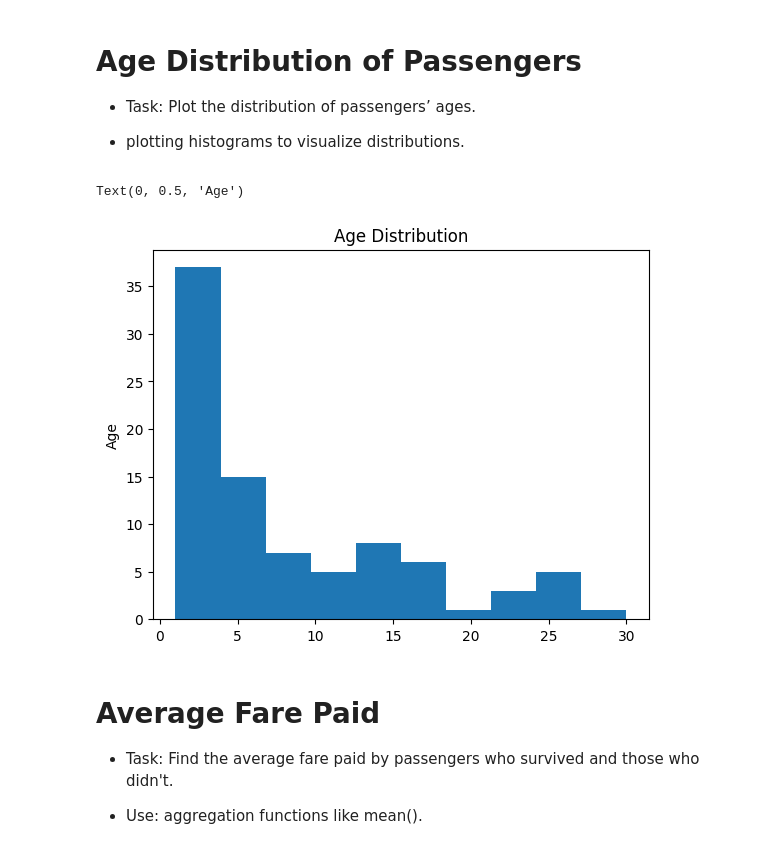
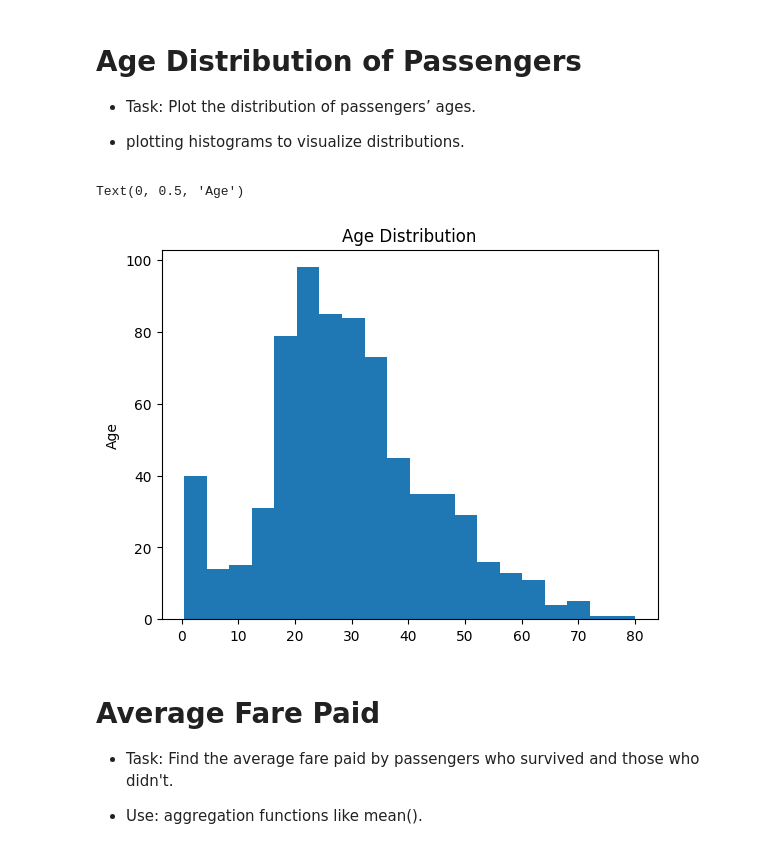
Before and after one commit to byambaa1982/python_cources_for_beginers, a Jupyter notebook: titanic_data_analysis/titanic_additional_tasks.ipynb, the cells around one changed output. Drawn from its saved outputs; the diff is of its cells as text; code cells hidden in the pictures.

```diff
--- a/titanic_data_analysis/titanic_additional_tasks.ipynb
+++ b/titanic_data_analysis/titanic_additional_tasks.ipynb
@@ -46,14 +46,14 @@ dtype: float64
 
 - plotting histograms to visualize distributions.
 # %%
-Age_distribution = df['Age'].value_counts()
-Age_distribution.plot(kind= 'hist')
+Age_distribution = df['Age']
+Age_distribution.plot(kind= 'hist', bins = 20)
 plt.title('Age Distribution')
 plt.ylabel('Age')
 # your code is here
 # %% [output]
 Text(0, 0.5, 'Age')
-[figure, old version]
+[figure, new version]
 # %% [markdown]
 # Average Fare Paid
 
```
Also changed, not shown: parts of 3 cells of this notebook.
